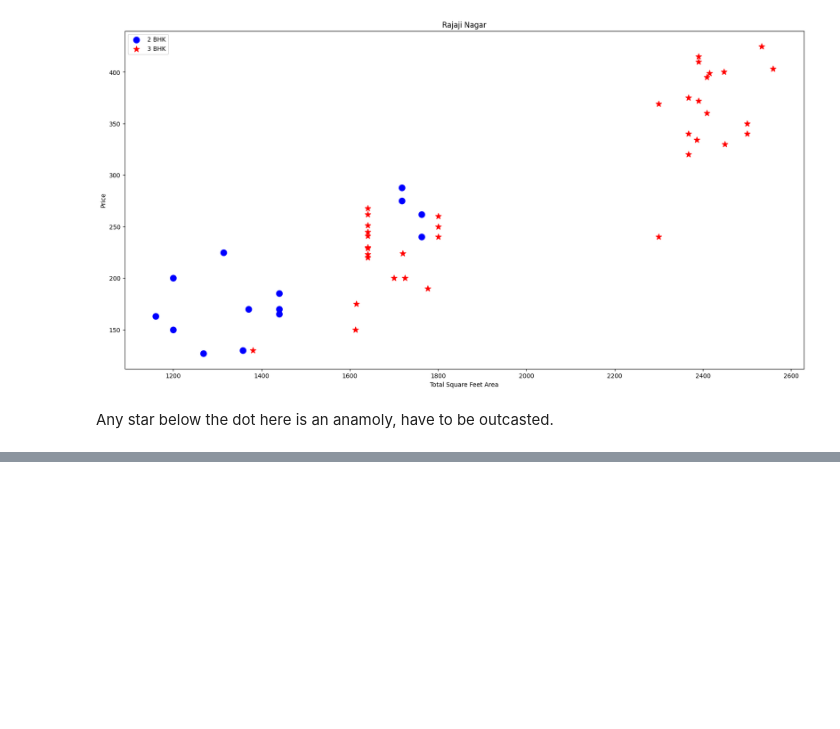
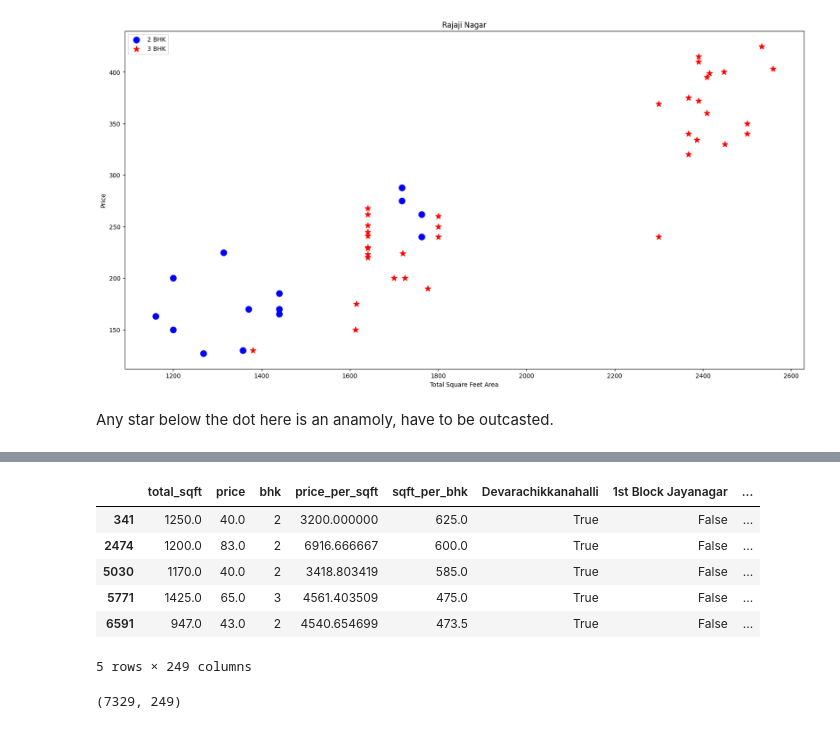
Before and after one commit to RoneyBABA/Housing, a Jupyter notebook: Proj0.ipynb, the cells around one changed output, grey strips where cells are left out. Cells and saved outputs as stored; diff of their text form; code cells hidden in the pictures; blank space fills up the shorter version.

```diff
--- a/Proj0.ipynb
+++ b/Proj0.ipynb
@@ -448,0 +523,3 @@ Any star below the dot here is an anamoly, have to be outcasted.
+# %%
+df10 = pd.concat([df9, dummy], axis='columns')
+df10.head(2)
@@ -448,0 +531,15 @@ Any star below the dot here is an anamoly, have to be outcasted.
+# %%
+df11 = df10.drop(['area_type', 'Plot  Area'], axis='columns')
+df11.head()
+# %% [output]
+|  | total_sqft | price | bhk | price_per_sqft | sqft_per_bhk | Devarachikkanahalli | 1st Block Jayanagar | ... |
+| 341 | 1250.0 | 40.0 | 2 | 3200.000000 | 625.0 | True | False | ... |
+| 2474 | 1200.0 | 83.0 | 2 | 6916.666667 | 600.0 | True | False | ... |
+| 5030 | 1170.0 | 40.0 | 2 | 3418.803419 | 585.0 | True | False | ... |
+| 5771 | 1425.0 | 65.0 | 3 | 4561.403509 | 475.0 | True | False | ... |
+| 6591 | 947.0 | 43.0 | 2 | 4540.654699 | 473.5 | True | False | ... |
+5 rows × 249 columns
+# %%
+df11.shape
+# %% [output]
+(7329, 249)
```
Also changed, not shown: parts of 22 cells of this notebook, 1 other file.
